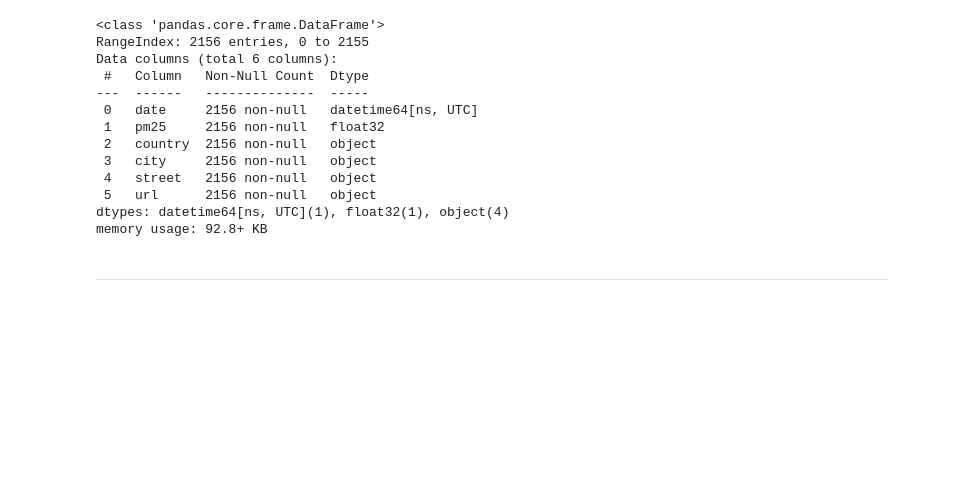
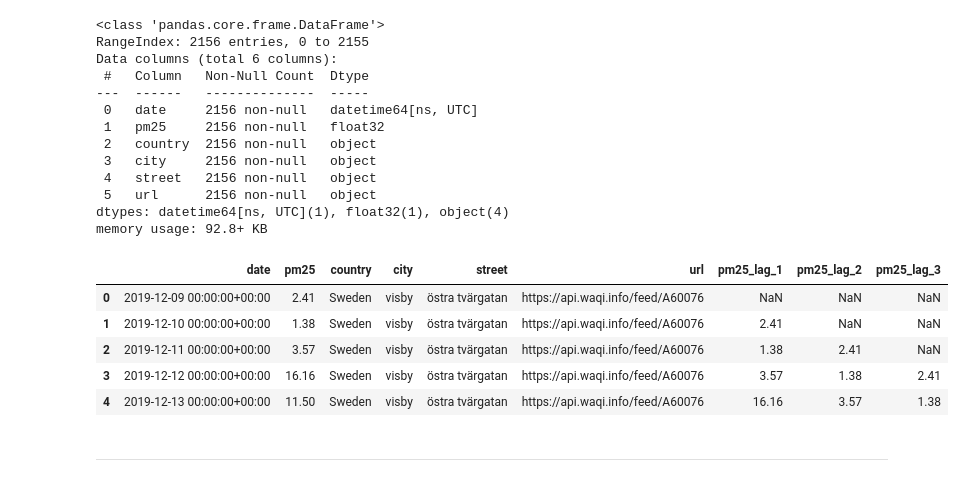
Before and after one commit to Jeppcode/mlfs-book, a Jupyter notebook: notebooks/airquality/1_air_quality_feature_backfill.ipynb, the cells around one changed output. Cells and saved outputs as stored; diff of their text form; code cells hidden in the pictures; blank space fills up the shorter version.

```diff
--- a/notebooks/airquality/1_air_quality_feature_backfill.ipynb
+++ b/notebooks/airquality/1_air_quality_feature_backfill.ipynb
@@ -370,6 +370,24 @@ Data columns (total 6 columns):
  5   url      2156 non-null   object
 dtypes: datetime64[ns, UTC](1), float32(1), object(4)
 memory usage: 92.8+ KB
+# %%
+# Add lagged PM2.5 features for previous 1, 2, and 3 days
+# Ensure chronological order
+
+df_aq = df_aq.sort_values('date')
+
+# Compute lag features and cast to float32 for schema consistency
+for k in [1, 2, 3]:
+    df_aq[f'pm25_lag_{k}'] = df_aq['pm25'].shift(k).astype('float32')
+
+df_aq.head()
+# %% [output]
+|  | date | pm25 | country | city | street | url | pm25_lag_1 | pm25_lag_2 | pm25_lag_3 |
+| 0 | 2019-12-09 00:00:00+00:00 | 2.41 | Sweden | visby | östra tvärgatan | https://api.waqi.info/feed/A60076 | NaN | NaN | NaN |
+| 1 | 2019-12-10 00:00:00+00:00 | 1.38 | Sweden | visby | östra tvärgatan | https://api.waqi.info/feed/A60076 | 2.41 | NaN | NaN |
+| 2 | 2019-12-11 00:00:00+00:00 | 3.57 | Sweden | visby | östra tvärgatan | https://api.waqi.info/feed/A60076 | 1.38 | 2.41 | NaN |
+| 3 | 2019-12-12 00:00:00+00:00 | 16.16 | Sweden | visby | östra tvärgatan | https://api.waqi.info/feed/A60076 | 3.57 | 1.38 | 2.41 |
+| 4 | 2019-12-13 00:00:00+00:00 | 11.50 | Sweden | visby | östra tvärgatan | https://api.waqi.info/feed/A60076 | 16.16 | 3.57 | 1.38 |
 # %% [markdown]
 ---
 # %% [markdown]
```
Also changed, not shown: parts of 5 cells of this notebook, 8 other files.
